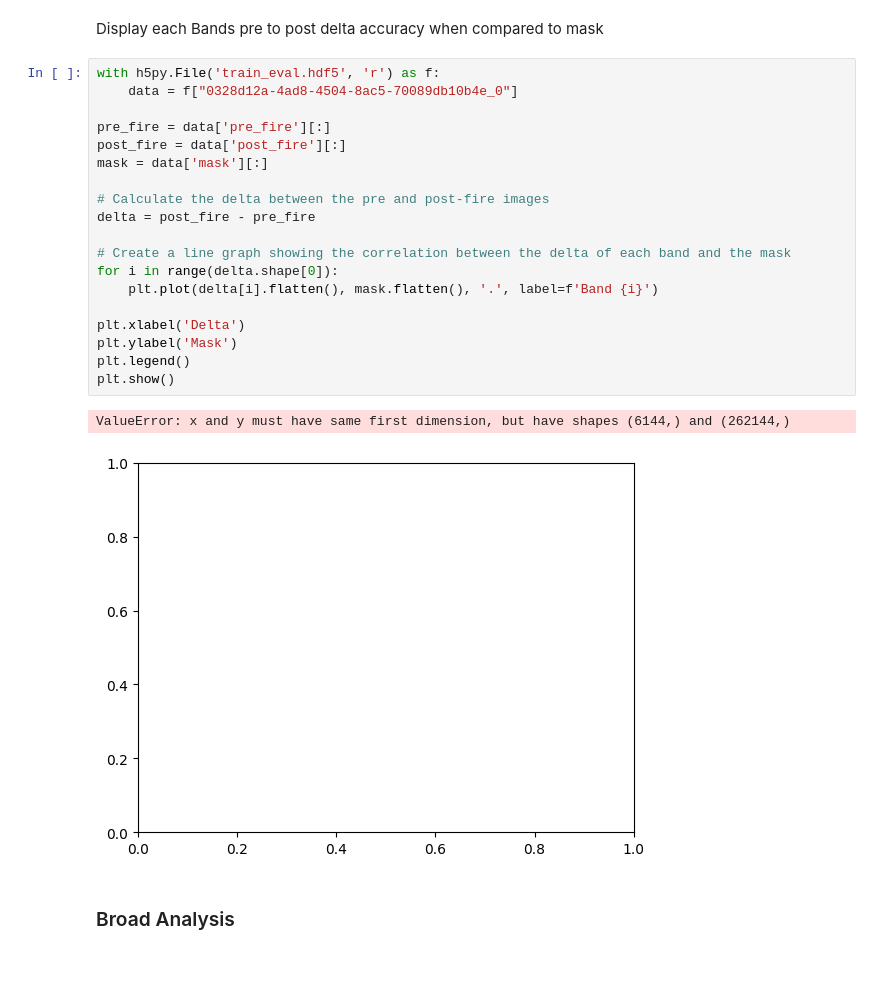
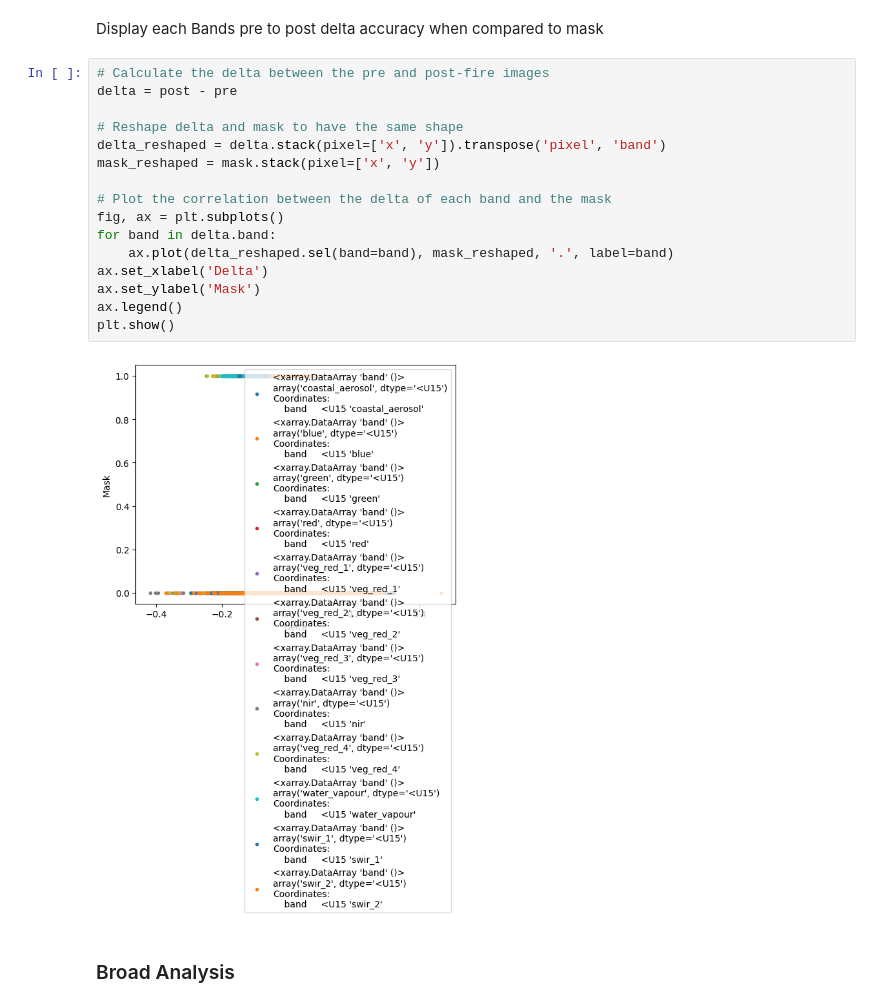
Before and after one commit to JackFlint3/DataMiningChallenge, a Jupyter notebook: dataAnalysis.ipynb, the cells around one changed output. Drawn from its saved outputs; the diff is of its cells as text; blank space fills up the shorter version.

Commit message:
Fixed Plot to use xArray instead, as to not break it

```diff
--- a/dataAnalysis.ipynb
+++ b/dataAnalysis.ipynb
@@ -148,27 +148,23 @@ for i, band in enumerate(pre.band):
 fig.tight_layout()
 # %% [markdown]
 Display each Bands pre to post delta accuracy when compared to mask
-# %%
-with h5py.File('train_eval.hdf5', 'r') as f:
-    data = f["0328d12a-4ad8-4504-8ac5-70089db10b4e_0"]
-
-pre_fire = data['pre_fire'][:]
-post_fire = data['post_fire'][:]
-mask = data['mask'][:]
-
-# Calculate the delta between the pre and post-fire images
-delta = post_fire - pre_fire
-
-# Create a line graph showing the correlation between the delta of each band and the mask
-for i in range(delta.shape[0]):
-    plt.plot(delta[i].flatten(), mask.flatten(), '.', label=f'Band {i}')
-
-plt.xlabel('Delta')
-plt.ylabel('Mask')
-plt.legend()
-plt.show()
-# %% [output]
-ValueError: x and y must have same first dimension, but have shapes (6144,) and (262144,)
-[figure, removed]
+# %%
+# Calculate the delta between the pre and post-fire images
+delta = post - pre
+
+# Reshape delta and mask to have the same shape
+delta_reshaped = delta.stack(pixel=['x', 'y']).transpose('pixel', 'band')
+mask_reshaped = mask.stack(pixel=['x', 'y'])
+
+# Plot the correlation between the delta of each band and the mask
+fig, ax = plt.subplots()
+for band in delta.band:
+    ax.plot(delta_reshaped.sel(band=band), mask_reshaped, '.', label=band)
+ax.set_xlabel('Delta')
+ax.set_ylabel('Mask')
+ax.legend()
+plt.show()
+# %% [output]
+[figure, added]
 # %% [markdown]
 ### Broad Analysis
```
